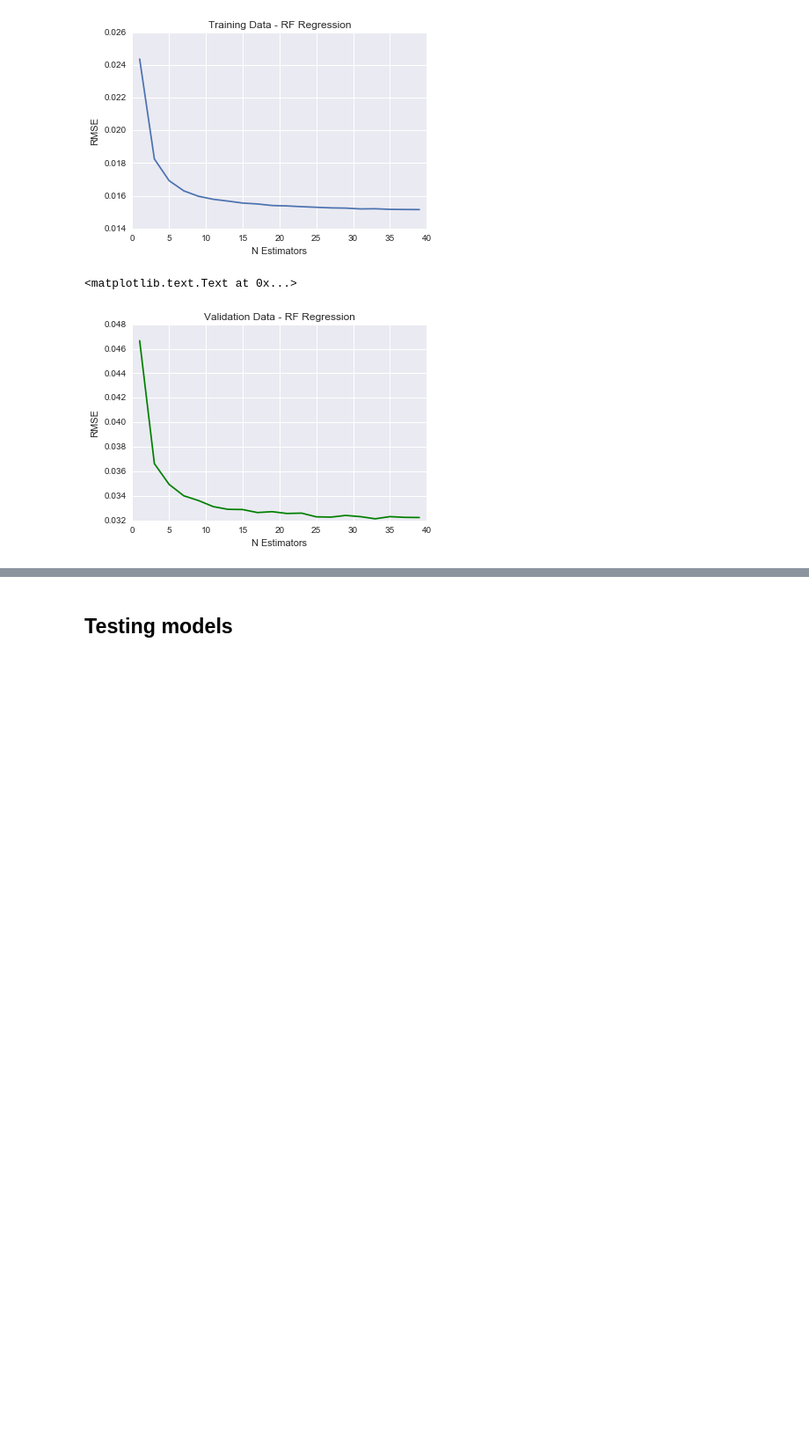
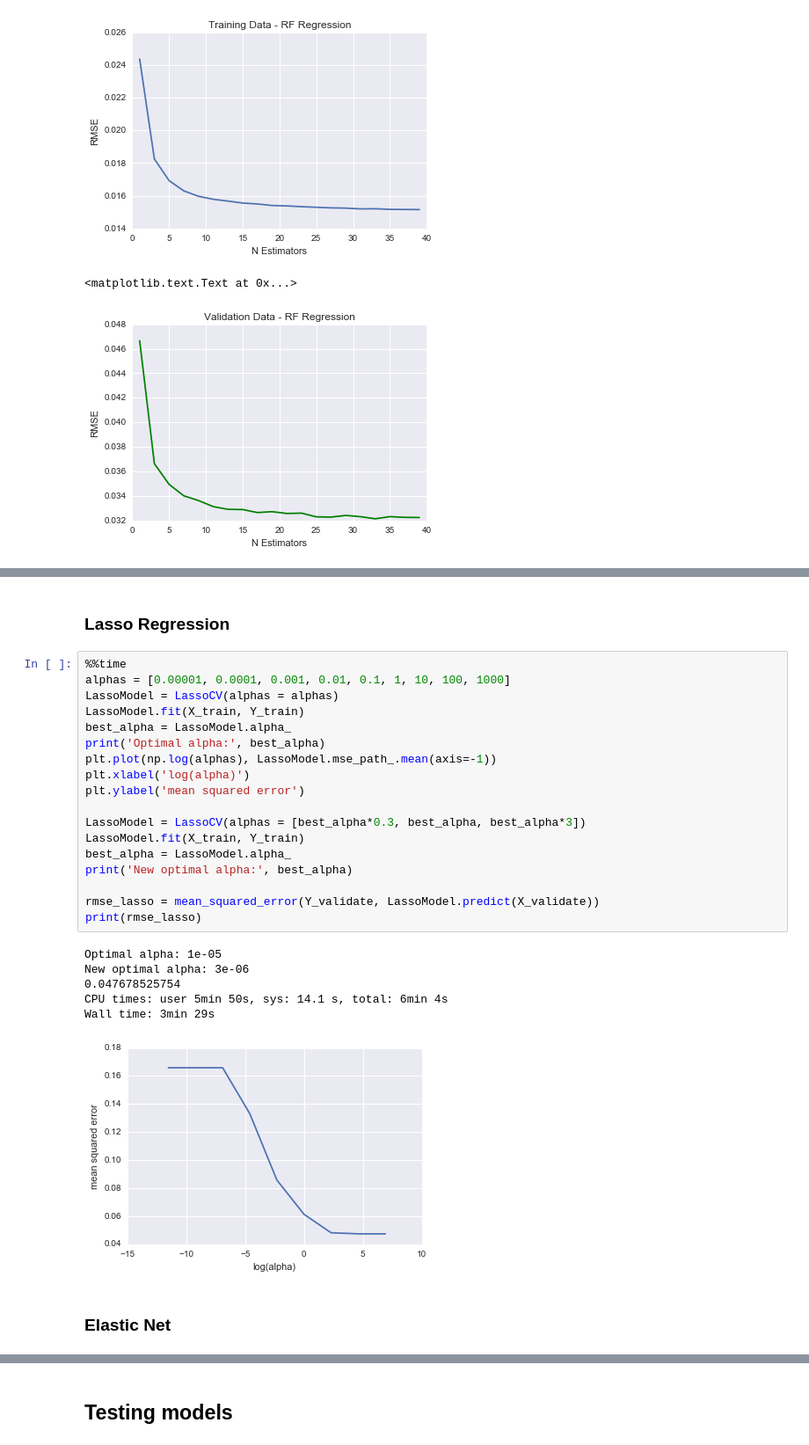
Before and after one commit to madhuvijay95/cs181-practical1, a Jupyter notebook: ryan_models.ipynb, the cells around one changed output, grey strips where cells are left out. Shown at 88% size. Saved outputs shown, nothing was run; the diff lists cells and outputs as text; blank space fills up the shorter version.

Commit message:
Incorporate madhu's models and pickles

```diff
--- a/ryan_models.ipynb
+++ b/ryan_models.ipynb
@@ -268,0 +286,29 @@ plt.title("Validation Data - RF Regression")
+# %% [markdown]
+### Lasso Regression
+# %%
+%%time
+alphas = [0.00001, 0.0001, 0.001, 0.01, 0.1, 1, 10, 100, 1000]
+LassoModel = LassoCV(alphas = alphas)
+LassoModel.fit(X_train, Y_train)
+best_alpha = LassoModel.alpha_
+print('Optimal alpha:', best_alpha)
+plt.plot(np.log(alphas), LassoModel.mse_path_.mean(axis=-1))
+plt.xlabel('log(alpha)')
+plt.ylabel('mean squared error')
+
+LassoModel = LassoCV(alphas = [best_alpha*0.3, best_alpha, best_alpha*3])
+LassoModel.fit(X_train, Y_train)
+best_alpha = LassoModel.alpha_
+print('New optimal alpha:', best_alpha)
+
+rmse_lasso = mean_squared_error(Y_validate, LassoModel.predict(X_validate))
+print(rmse_lasso)
+# %% [output]
+Optimal alpha: 1e-05
+New optimal alpha: 3e-06
+0.047678525754
+CPU times: user 5min 50s, sys: 14.1 s, total: 6min 4s
+Wall time: 3min 29s
+[figure, added]
+# %% [markdown]
+### Elastic Net
```
Also changed, not shown: parts of 16 cells of this notebook, 4 other files.
